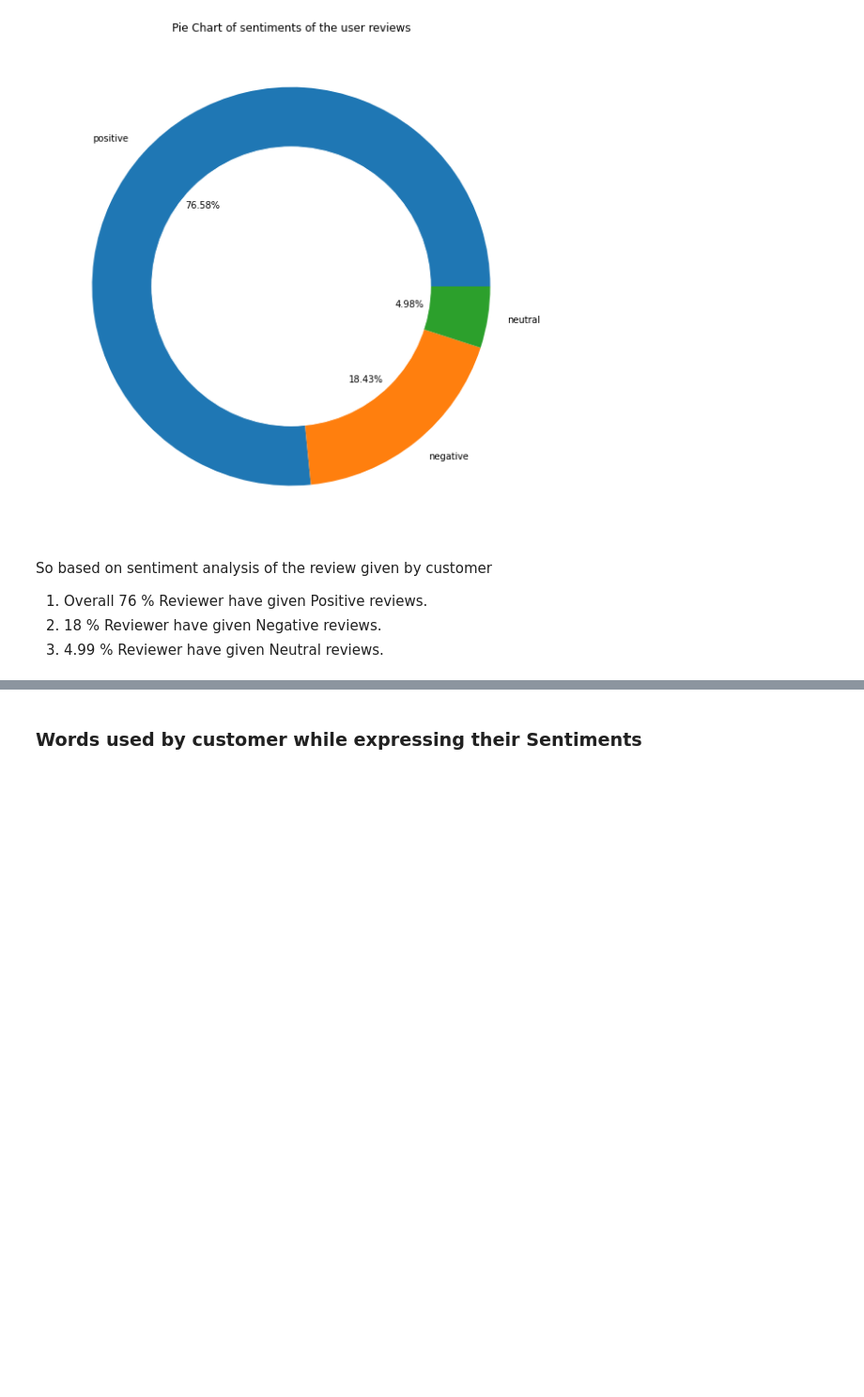
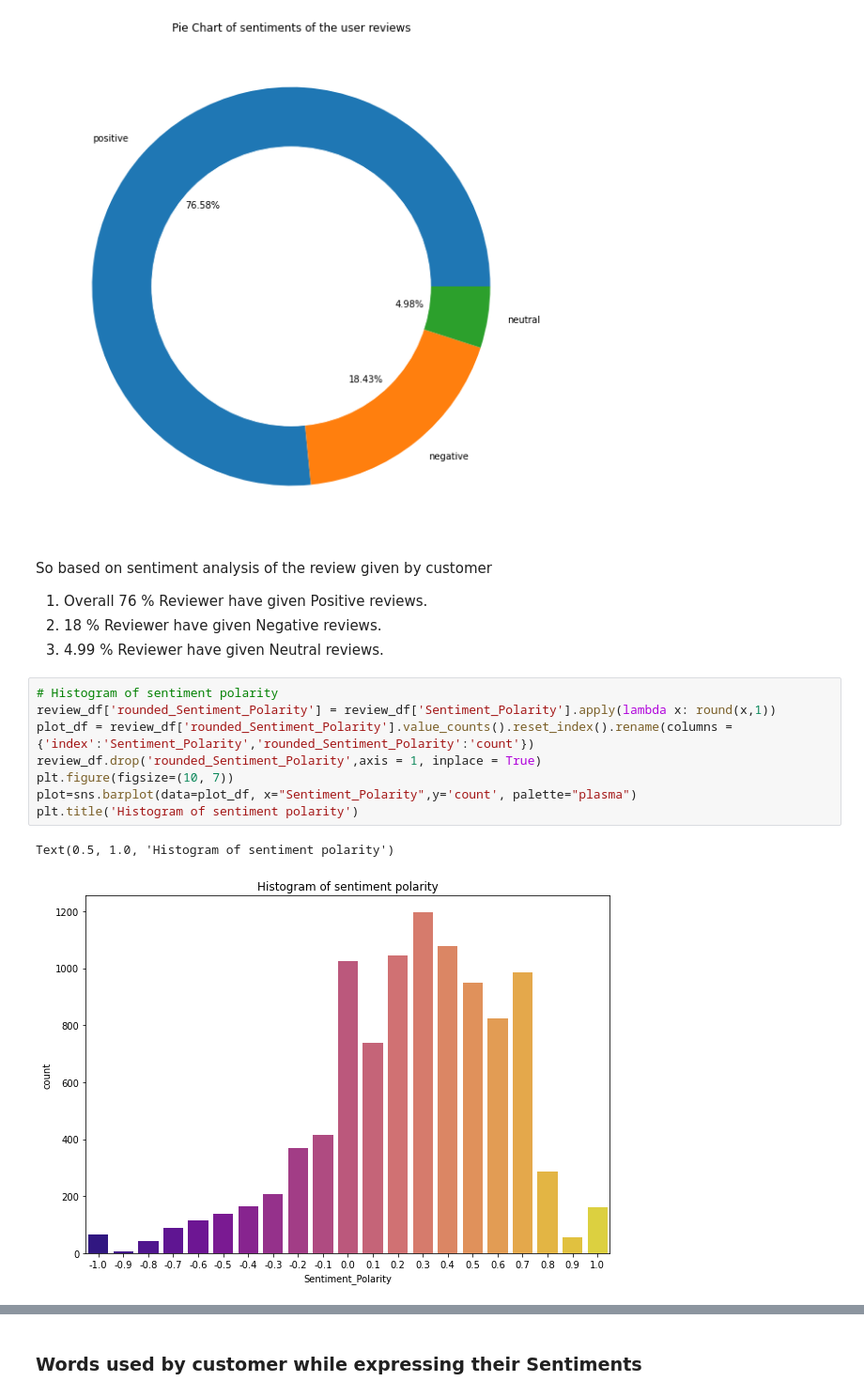
Before and after one commit to Nandeesh-U/ZOMATO-RESTAURANT-CLUSTERING-AND-SENTIMENT-ANALYSIS, a Jupyter notebook: ZOMATO_RESTAURANT_CLUSTERING_AND_SENTIMENT_ANALYSIS.ipynb, the cells around one changed output, grey strips where cells are left out. Shown at 94% size. Drawn from its saved outputs; the diff is of its cells as text; blank space fills up the shorter version.

```diff
--- a/ZOMATO_RESTAURANT_CLUSTERING_AND_SENTIMENT_ANALYSIS.ipynb
+++ b/ZOMATO_RESTAURANT_CLUSTERING_AND_SENTIMENT_ANALYSIS.ipynb
@@ -1108,3 +1148,14 @@ So based on sentiment analysis of the review given by customer
 1. Overall 76 % Reviewer have given Positive reviews.
 2. 18 % Reviewer have given Negative reviews.
 3. 4.99 % Reviewer have given Neutral reviews.
+# %%
+# Histogram of sentiment polarity
+review_df['rounded_Sentiment_Polarity'] = review_df['Sentiment_Polarity'].apply(lambda x: round(x,1))
+plot_df = review_df['rounded_Sentiment_Polarity'].value_counts().reset_index().rename(columns = {'index':'Sentiment_Polarity','rounded_Sentiment_Polarity':'count'})
+review_df.drop('rounded_Sentiment_Polarity',axis = 1, inplace = True)
+plt.figure(figsize=(10, 7))
+plot=sns.barplot(data=plot_df, x="Sentiment_Polarity",y='count', palette="plasma")
+plt.title('Histogram of sentiment polarity')
+# %% [output]
+Text(0.5, 1.0, 'Histogram of sentiment polarity')
+[figure, added]
```
Also changed, not shown: parts of 83 cells of this notebook.
